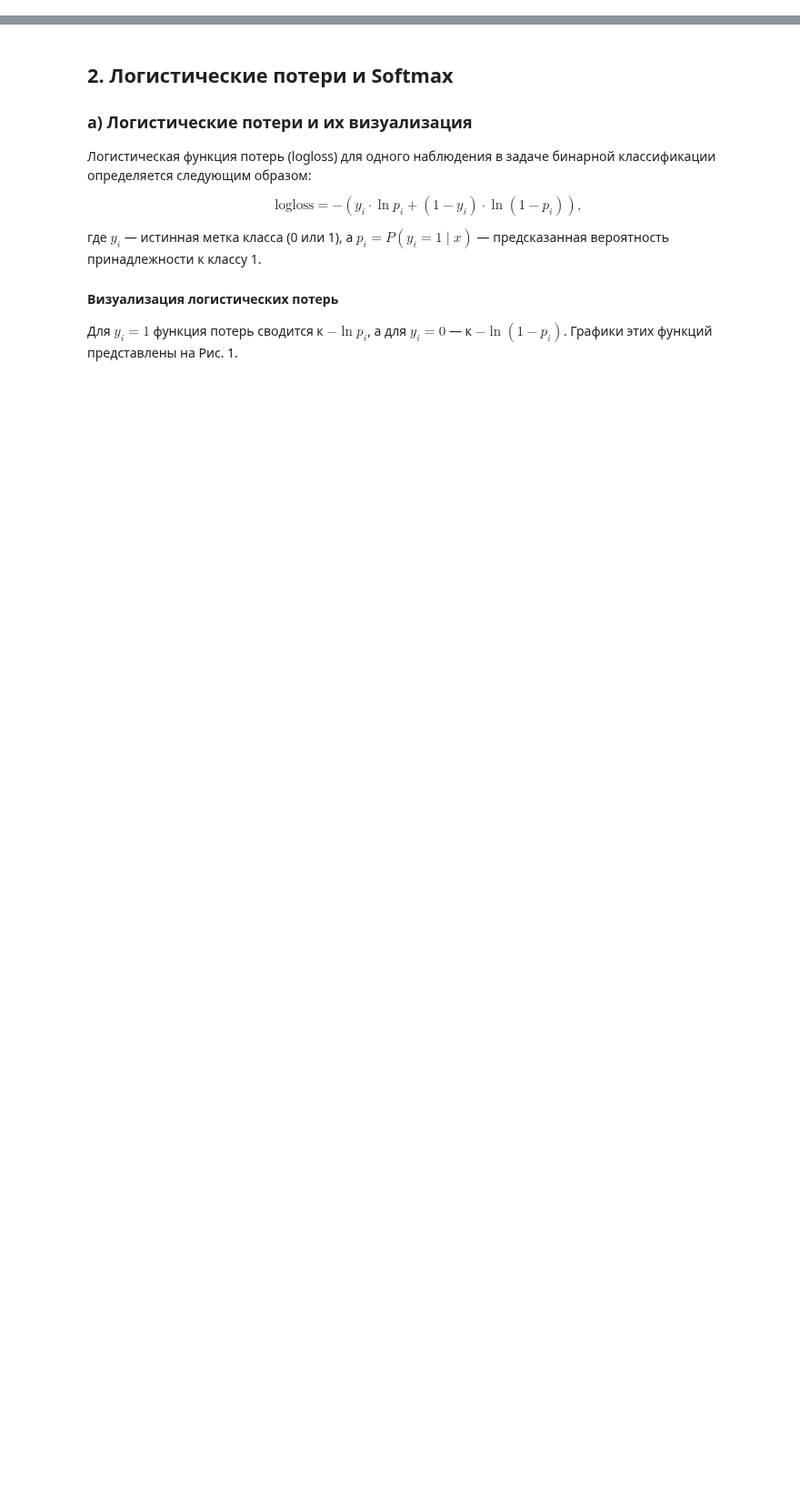
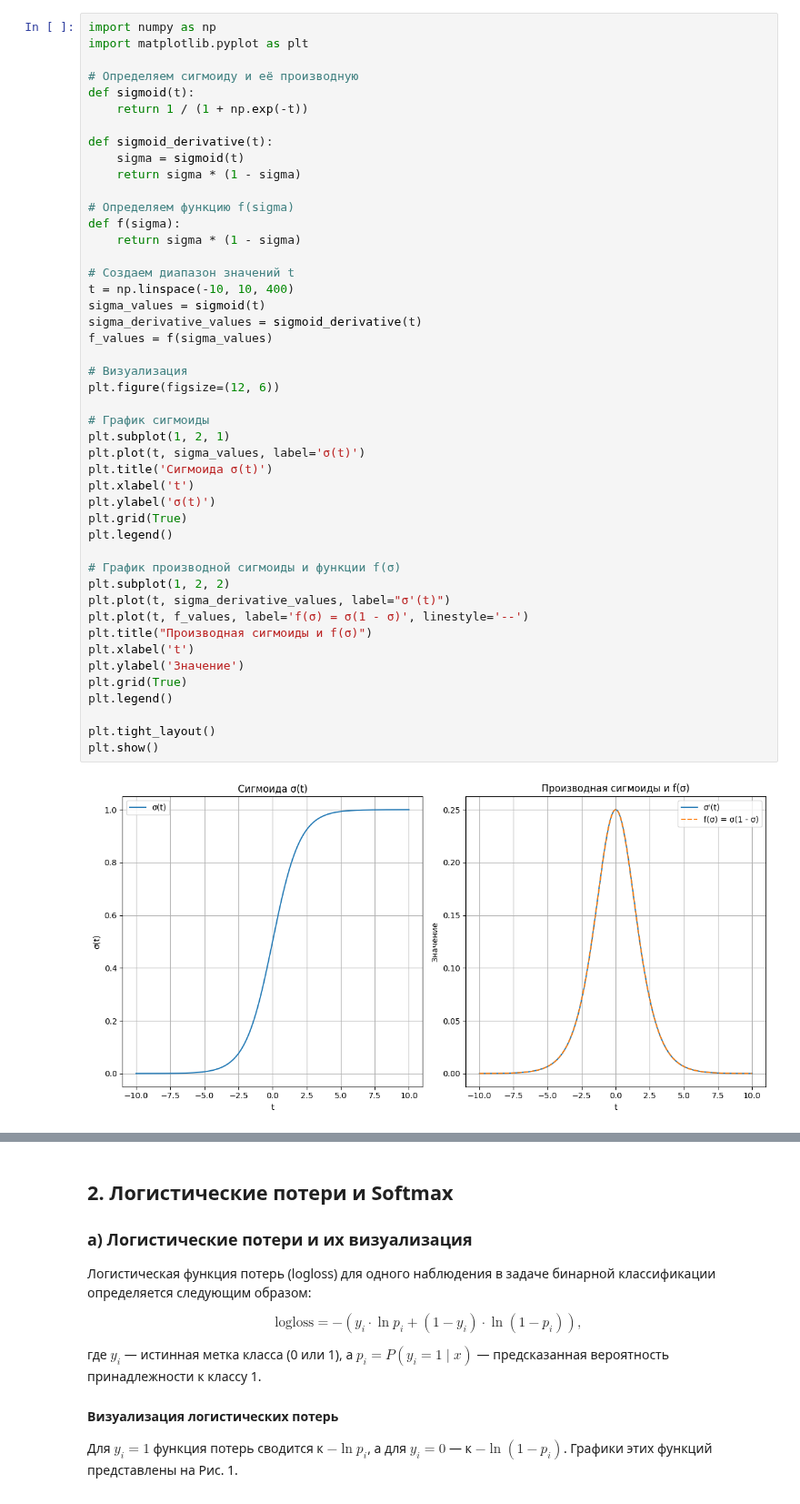
Before and after one commit to Fairim/ABC_DataMining, a Jupyter notebook: DL/3_Функции_активации_в_нейронных_сетях.ipynb, the cells around one changed output, grey strips where cells are left out. Shown at 91% size. Drawn from its saved outputs; the diff is of its cells as text; blank space fills up the shorter version.

```diff
--- a/DL/3_Функции_активации_в_нейронных_сетях.ipynb
+++ b/DL/3_Функции_активации_в_нейронных_сетях.ipynb
@@ -160,0 +211,48 @@ $$
+# %%
+import numpy as np
+import matplotlib.pyplot as plt
+
+# Определяем сигмоиду и её производную
+def sigmoid(t):
+    return 1 / (1 + np.exp(-t))
+
+def sigmoid_derivative(t):
+    sigma = sigmoid(t)
+    return sigma * (1 - sigma)
+
+# Определяем функцию f(sigma)
+def f(sigma):
+    return sigma * (1 - sigma)
+
+# Создаем диапазон значений t
+t = np.linspace(-10, 10, 400)
+sigma_values = sigmoid(t)
+sigma_derivative_values = sigmoid_derivative(t)
+f_values = f(sigma_values)
+
+# Визуализация
+plt.figure(figsize=(12, 6))
+
+# График сигмоиды
+plt.subplot(1, 2, 1)
+plt.plot(t, sigma_values, label='σ(t)')
+plt.title('Сигмоида σ(t)')
+plt.xlabel('t')
+plt.ylabel('σ(t)')
+plt.grid(True)
+plt.legend()
+
+# График производной сигмоиды и функции f(σ)
+plt.subplot(1, 2, 2)
+plt.plot(t, sigma_derivative_values, label="σ'(t)")
+plt.plot(t, f_values, label='f(σ) = σ(1 - σ)', linestyle='--')
+plt.title("Производная сигмоиды и f(σ)")
+plt.xlabel('t')
+plt.ylabel('Значение')
+plt.grid(True)
+plt.legend()
+
+plt.tight_layout()
+plt.show()
+# %% [output]
+[figure, added]
```
Also changed, not shown: parts of 10 cells of this notebook.
